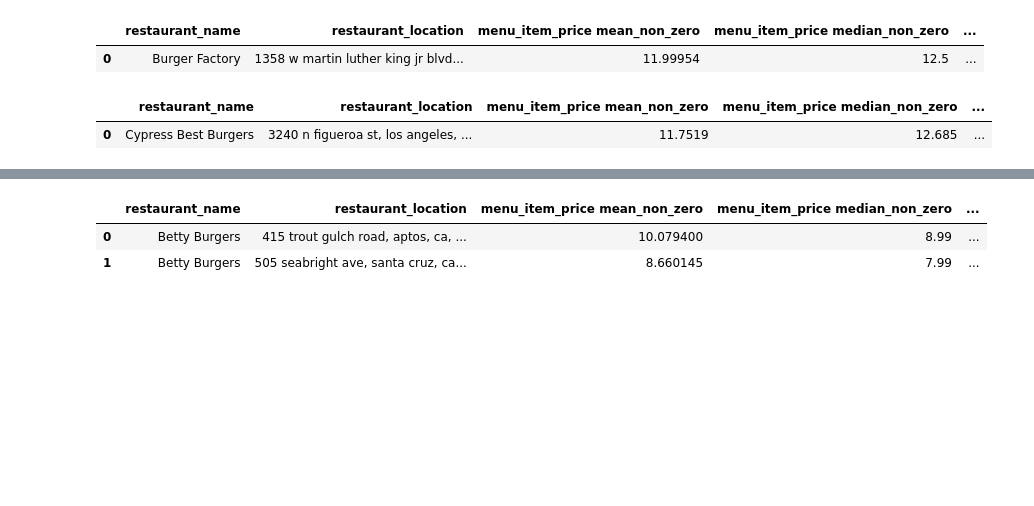
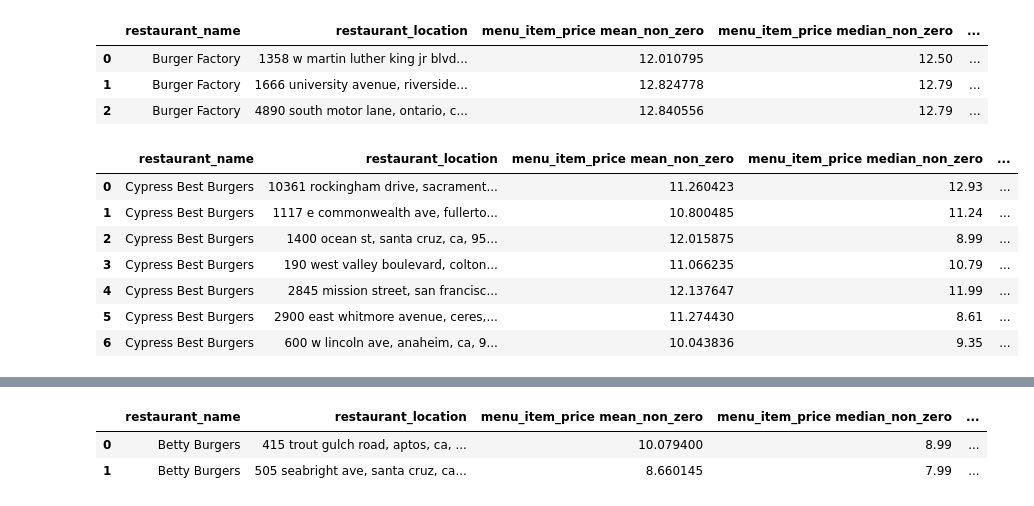
Before and after one commit to nguyena607/IRLE_scraping, a Jupyter notebook: scripts/local_ff_processing.ipynb, the cells around one changed output, grey strips where cells are left out. Cells and saved outputs as stored; diff of their text form; code cells hidden in the pictures; blank space fills up the shorter version.

```diff
--- a/scripts/local_ff_processing.ipynb
+++ b/scripts/local_ff_processing.ipynb
@@ -5,12 +5,12 @@ import numpy as np
 import re
 from datetime import datetime
 # %%
-file_path = "/Users/alyssanguyen/Desktop/IRLE_scraping/csv_files/final_ca_localff.csv"
+file_path = "/Users/alyssanguyen/Desktop/IRLE_scraping/scripts/raw_prices_ubereats_nonca_fflocalunique_090182024.csv"
 ca_ff = pd.read_csv(file_path)
 file_path_2 = "/Users/alyssanguyen/Desktop/IRLE_scraping/csv_files/uszips.csv"
 ca_zip_count = pd.read_csv(file_path_2)
-file_path_3 = "/Users/alyssanguyen/Desktop/IRLE_scraping/csv_files/processed_prices_ubereats_ca_ff_03222024.csv"
-example = pd.read_csv(file_path_3)
+# file_path_3 = "/Users/alyssanguyen/Desktop/IRLE_scraping/csv_files/processed_prices_ubereats_ca_ff_03222024.csv"
+# example = pd.read_csv(file_path_3)
 # %%
 #Drop all the columns we don't need
 ca_ff_ = ca_ff.drop(columns=['Unnamed: 0', 'inputted_location','restaurant_distance'])
@@ -44,4 +44,5 @@ print("Number of rows with 'mi' in restaurant rating:", rows_with_mi)
 
 # Replace invalid ratings ending with 'mi' with '0' using .loc
 ca_ff_.loc[:, 'restaurant_rating'] = ca_ff_['restaurant_rating'].str.replace(r'.*mi$', '0', regex=True)
+ca_ff_['restaurant_rating'] = pd.to_numeric(ca_ff_['restaurant_rating'].str.strip(), errors='coerce')
 # %% [output]
@@ -52,7 +53,6 @@ ca_ff_['restaurant_name'] = ca_ff_['restaurant_name'].astype('string')
 ca_ff_['menu_item'] = ca_ff_['menu_item'].astype('string')
 ca_ff_['menu_item'] = ca_ff_['menu_item'].str.replace(r'\s+', ' ', regex=True)
 ca_ff_['restaurant_location'] = ca_ff_['restaurant_location'].astype('string')
-ca_ff_['restaurant_rating'] = ca_ff_['restaurant_rating'].str.strip().astype(float)
 # %%
 #cleaning up string columns
 
@@ -333,7 +362,9 @@ merged_factory['fries'] = np.nan
 merged_factory
 # %% [output]
 |  | restaurant_name | restaurant_location | menu_item_price mean_non_zero | menu_item_price median_non_zero | ... |
-| 0 | Burger Factory | 1358 w martin luther king jr blvd... | 11.99954 | 12.5 | ... |
+| 0 | Burger Factory | 1358 w martin luther king jr blvd... | 12.010795 | 12.50 | ... |
+| 1 | Burger Factory | 1666 university avenue, riverside... | 12.824778 | 12.79 | ... |
+| 2 | Burger Factory | 4890 south motor lane, ontario, c... | 12.840556 | 12.79 | ... |
 # %%
 #'Cypress Best Burgers'
 
@@ -352,27 +383,36 @@ grouped_cypress = ca_ff_cypress.groupby(['restaurant_name','restaurant_location'
 grouped_cypress.columns = [' '.join(col).strip() for col in grouped_cypress.columns.values]
 # %%
 #Second part of grouping
-cypress_lst = ['14 lb burger', '14 lb cheeseburger','french fries']
+cypress_lst = ['french fries']
 
 # Filter rows where 'menu_item' contains any item in mcd_lst
 menu_items_cypress = ca_ff_cypress[ca_ff_cypress['menu_item'].isin(cypress_lst)].sort_values('menu_item')
 menu_items_cypress = menu_items_cypress.drop_duplicates(subset=['restaurant_name', 'restaurant_location', 'menu_item'])
 
 grouped_cypress_2 = menu_items_cypress.groupby(['restaurant_name', 'restaurant_location'])['menu_item_price'].agg(price_list).reset_index()
 
-grouped_cypress_2[['hamburger', 'cheeseburger', 'fries']] = grouped_cypress_2['menu_item_price'].apply(pd.Series)
+grouped_cypress_2[['fries']] = grouped_cypress_2['menu_item_price'].apply(pd.Series)
 grouped_cypress_2.drop(columns=['menu_item_price'], inplace=True)
 
 #Merging the grouped dfs together
 merged_cypress = pd.merge(grouped_cypress, grouped_cypress_2, on=['restaurant_name', 'restaurant_location'], how='inner')
 merged_cypress['combo'] = np.nan
 merged_cypress['specialty_item'] = np.nan
+merged_cypress['hamburger'] = np.nan
+merged_cypress['cheeseburger'] = np.nan
+
 
 
 merged_cypress
 # %% [output]
 |  | restaurant_name | restaurant_location | menu_item_price mean_non_zero | menu_item_price median_non_zero | ... |
-| 0 | Cypress Best Burgers | 3240 n figueroa st, los angeles, ... | 11.7519 | 12.685 | ... |
+| 0 | Cypress Best Burgers | 10361 rockingham drive, sacrament... | 11.260423 | 12.93 | ... |
+| 1 | Cypress Best Burgers | 1117 e commonwealth ave, fullerto... | 10.800485 | 11.24 | ... |
+| 2 | Cypress Best Burgers | 1400 ocean st, santa cruz, ca, 95... | 12.015875 | 8.99 | ... |
+| 3 | Cypress Best Burgers | 190 west valley boulevard, colton... | 11.066235 | 10.79 | ... |
+| 4 | Cypress Best Burgers | 2845 mission street, san francisc... | 12.137647 | 11.99 | ... |
+| 5 | Cypress Best Burgers | 2900 east whitmore avenue, ceres,... | 11.274430 | 8.61 | ... |
+| 6 | Cypress Best Burgers | 600 w lincoln ave, anaheim, ca, 9... | 10.043836 | 9.35 | ... |
 # %%
 #'Gold Star Hamburgers'
 
```
Also changed, not shown: parts of 21 cells of this notebook, 51 other files.
